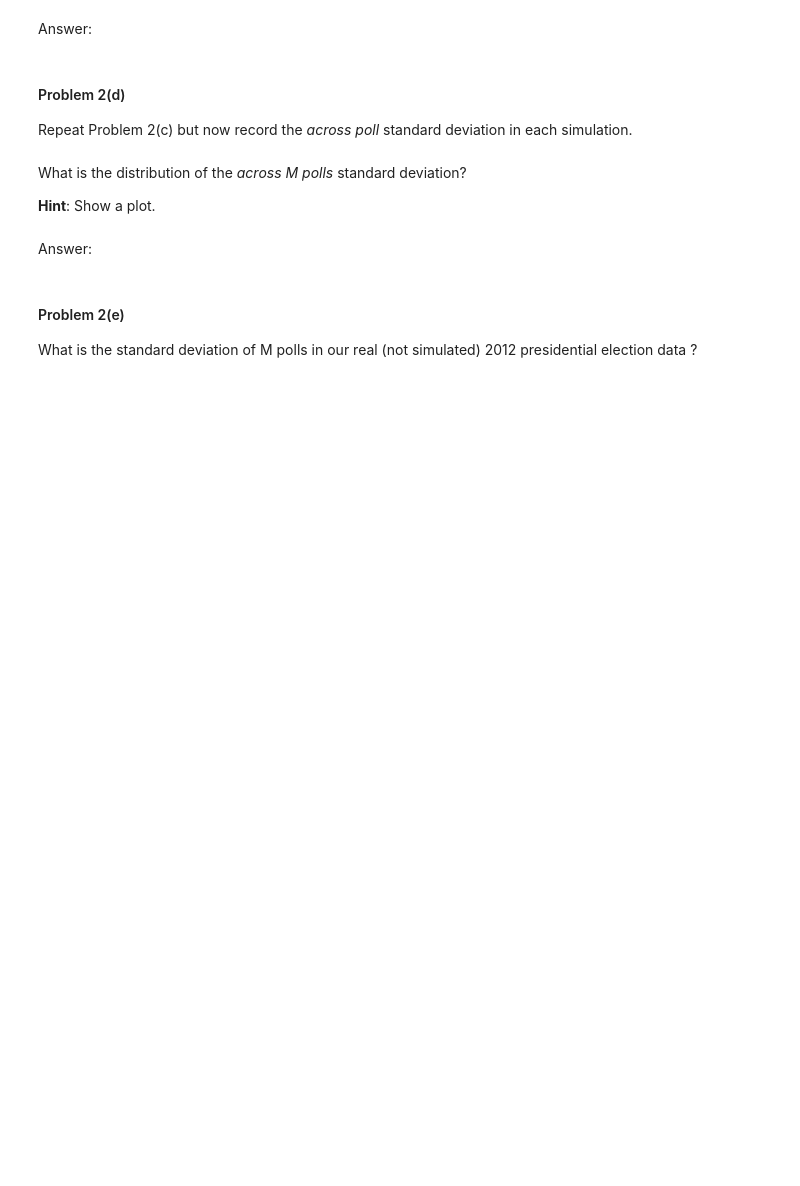
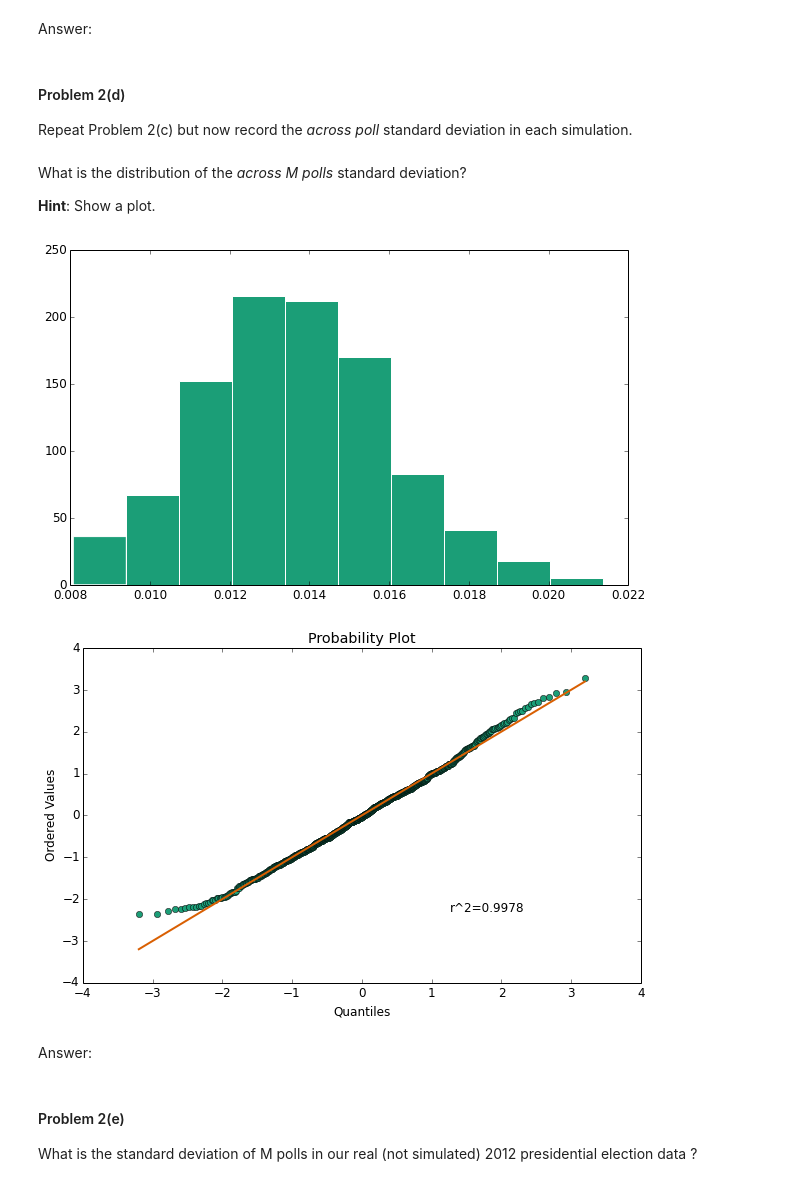
Before and after one commit to gaspaio/harvard-cs109-2014, a Jupyter notebook: homework-mine/HW2-mine.ipynb, the cells around one changed output. Saved outputs shown, nothing was run; the diff lists cells and outputs as text; code cells hidden in the pictures; blank space fills up the shorter version.

```diff
--- a/homework-mine/HW2-mine.ipynb
+++ b/homework-mine/HW2-mine.ipynb
@@ -332,3 +405,5 @@ Repeat Problem 2(c) but now record the *across poll* standard deviation in each
+# %%
+simSD = map(lambda x: np.std(np.random.binomial(N, p, size=M)/N, ddof=0), xrange(B))
 # %% [markdown]
 What is the distribution of the *across M polls* standard deviation?
 
@@ -338,3 +411,15 @@ What is the distribution of the *across M polls* standard deviation?
+# %%
+plt.hist(simSD)
+plt.show()
+
+mu_sim = np.mean(simSD)
+sigma_sim = np.std(simSD, ddof=1)
+
+stats.probplot((simSD - mu_sim)/sigma_sim, dist='norm', plot=plt)
+plt.show()
+# %% [output]
+[figure, added]
+[figure, added]
 # %% [markdown]
 Answer:
 # %% [markdown]
```
Also changed, not shown: parts of 47 cells of this notebook, 1 other file.
